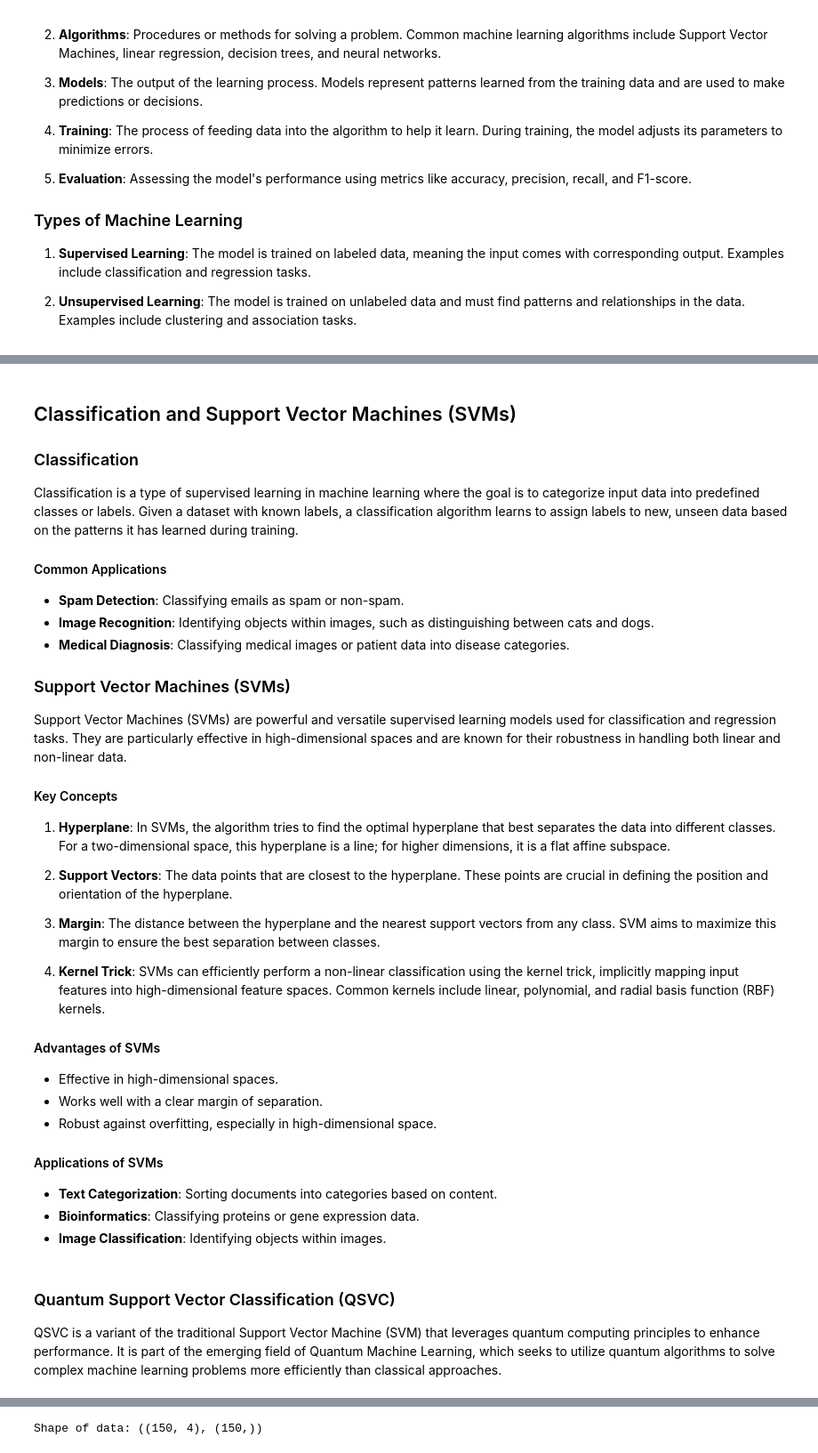
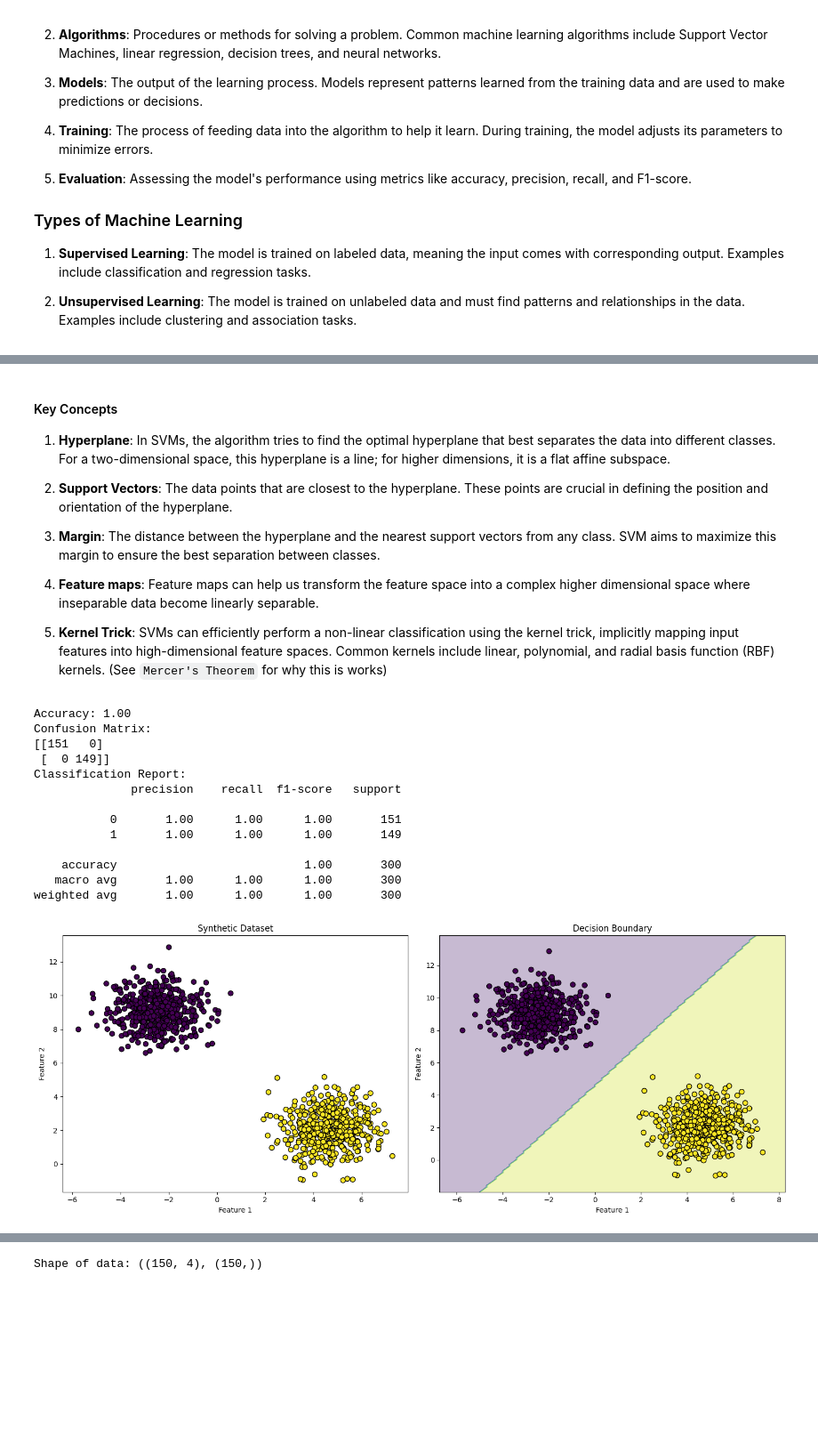
Before and after one commit to nikhil-co/qml_talk, a Jupyter notebook: QSVC.ipynb, the cells around one changed output, grey strips where cells are left out. Shown at 89% size. Cells and saved outputs as stored; diff of their text form; code cells hidden in the pictures; blank space fills up the shorter version.

```diff
--- a/QSVC.ipynb
+++ b/QSVC.ipynb
@@ -35,19 +82,4 @@ Machine learning is a subset of artificial intelligence (AI) focused on building
 # %% [markdown]
-## Classification and Support Vector Machines (SVMs)
-
-### Classification
-
-Classification is a type of supervised learning in machine learning where the goal is to categorize input data into predefined classes or labels. Given a dataset with known labels, a classification algorithm learns to assign labels to new, unseen data based on the patterns it has learned during training.
-
-#### Common Applications
-- **Spam Detection**: Classifying emails as spam or non-spam.
-- **Image Recognition**: Identifying objects within images, such as distinguishing between cats and dogs.
-- **Medical Diagnosis**: Classifying medical images or patient data into disease categories.
-
-### Support Vector Machines (SVMs)
-
-Support Vector Machines (SVMs) are powerful and versatile supervised learning models used for classification and regression tasks. They are particularly effective in high-dimensional spaces and are known for their robustness in handling both linear and non-linear data.
-
 #### Key Concepts
 
 1. **Hyperplane**: In SVMs, the algorithm tries to find the optimal hyperplane that best separates the data into different classes. For a two-dimensional space, this hyperplane is a line; for higher dimensions, it is a flat affine subspace.
@@ -56,18 +88,6 @@ Support Vector Machines (SVMs) are powerful and versatile supervised learning mo
 
 3. **Margin**: The distance between the hyperplane and the nearest support vectors from any class. SVM aims to maximize this margin to ensure the best separation between classes.
 
-4. **Kernel Trick**: SVMs can efficiently perform a non-linear classification using the kernel trick, implicitly mapping input features into high-dimensional feature spaces. Common kernels include linear, polynomial, and radial basis function (RBF) kernels.
+4. **Feature maps**: Feature maps can help us transform the feature space into a complex higher dimensional space where inseparable data become linearly separable.
 
-#### Advantages of SVMs
-- Effective in high-dimensional spaces.
-- Works well with a clear margin of separation.
-- Robust against overfitting, especially in high-dimensional space.
-
-#### Applications of SVMs
-- **Text Categorization**: Sorting documents into categories based on content.
-- **Bioinformatics**: Classifying proteins or gene expression data.
-- **Image Classification**: Identifying objects within images.
+5. **Kernel Trick**: SVMs can efficiently perform a non-linear classification using the kernel trick, implicitly mapping input features into high-dimensional feature spaces. Common kernels include linear, polynomial, and radial basis function (RBF) kernels. (See `Mercer's Theorem` for why this is works)
-# %% [markdown]
-### Quantum Support Vector Classification (QSVC)
-
-QSVC is a variant of the traditional Support Vector Machine (SVM) that leverages quantum computing principles to enhance performance. It is part of the emerging field of Quantum Machine Learning, which seeks to utilize quantum algorithms to solve complex machine learning problems more efficiently than classical approaches.
@@ -73,0 +156,17 @@ QSVC is a variant of the traditional Support Vector Machine (SVM) that leverages
+# %%
+demo_linear()
+# %% [output]
+Accuracy: 1.00
+Confusion Matrix:
+[[151   0]
+ [  0 149]]
+Classification Report:
+              precision    recall  f1-score   support
+
+           0       1.00      1.00      1.00       151
+           1       1.00      1.00      1.00       149
+
+    accuracy                           1.00       300
+   macro avg       1.00      1.00      1.00       300
+weighted avg       1.00      1.00      1.00       300
+[figure, added]
```
Also changed, not shown: parts of 32 cells of this notebook.
